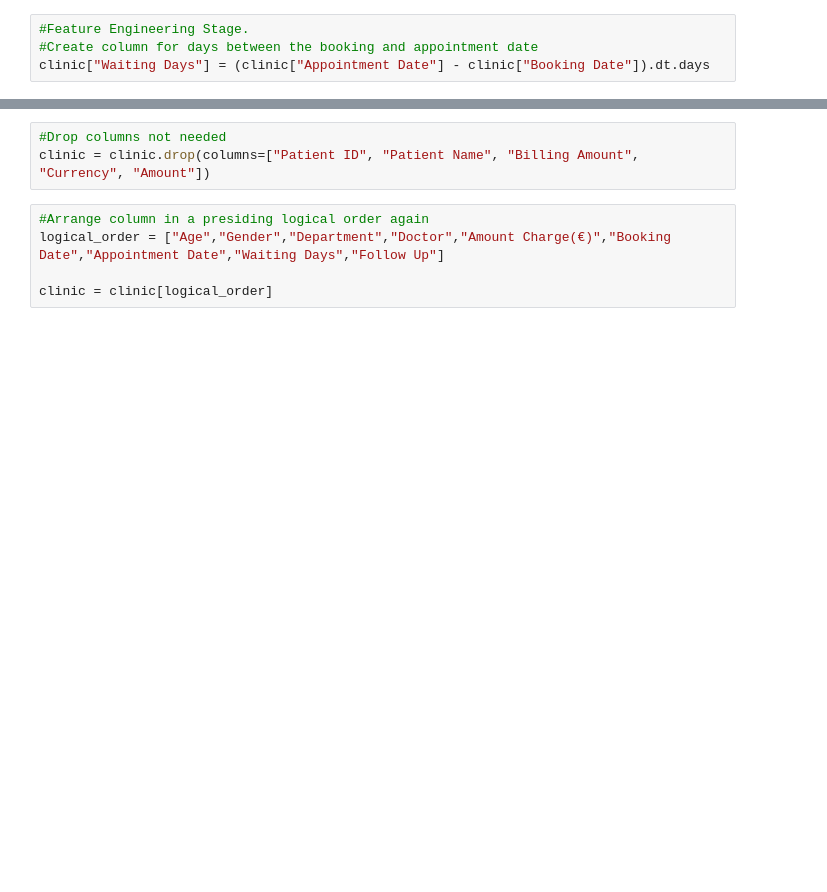
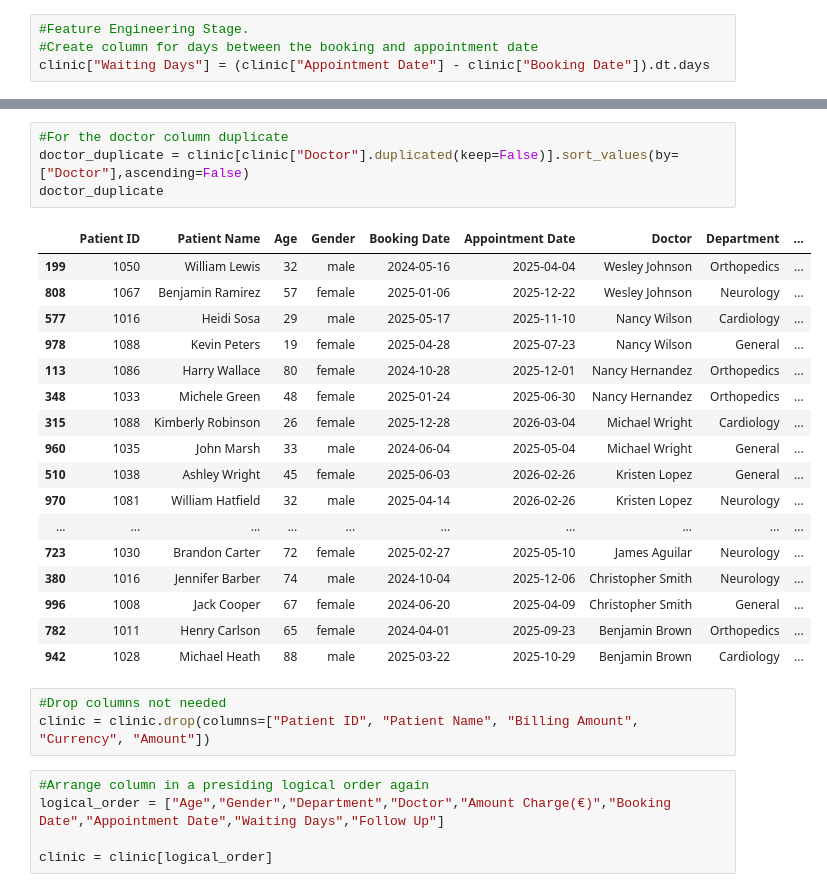
Before and after one commit to Thecular/ML-Practice-Projects, a Jupyter notebook: ML-Clinic.ipynb, the cells around one changed output, grey strips where cells are left out. Saved outputs shown, nothing was run; the diff lists cells and outputs as text; blank space fills up the shorter version.

```diff
--- a/ML-Clinic.ipynb
+++ b/ML-Clinic.ipynb
@@ -279,3 +303,25 @@ clinic["Waiting Days"] = (clinic["Appointment Date"] - clinic["Booking Date"]).d
+# %%
+#For the doctor column duplicate
+doctor_duplicate = clinic[clinic["Doctor"].duplicated(keep=False)].sort_values(by=["Doctor"],ascending=False)
+doctor_duplicate
+# %% [output]
+|  | Patient ID | Patient Name | Age | Gender | Booking Date | Appointment Date | Doctor | Department | ... |
+| 199 | 1050 | William Lewis | 32 | male | 2024-05-16 | 2025-04-04 | Wesley Johnson | Orthopedics | ... |
+| 808 | 1067 | Benjamin Ramirez | 57 | female | 2025-01-06 | 2025-12-22 | Wesley Johnson | Neurology | ... |
+| 577 | 1016 | Heidi Sosa | 29 | male | 2025-05-17 | 2025-11-10 | Nancy Wilson | Cardiology | ... |
+| 978 | 1088 | Kevin Peters | 19 | female | 2025-04-28 | 2025-07-23 | Nancy Wilson | General | ... |
+| 113 | 1086 | Harry Wallace | 80 | female | 2024-10-28 | 2025-12-01 | Nancy Hernandez | Orthopedics | ... |
+| 348 | 1033 | Michele Green | 48 | female | 2025-01-24 | 2025-06-30 | Nancy Hernandez | Orthopedics | ... |
+| 315 | 1088 | Kimberly Robinson | 26 | female | 2025-12-28 | 2026-03-04 | Michael Wright | Cardiology | ... |
+| 960 | 1035 | John Marsh | 33 | male | 2024-06-04 | 2025-05-04 | Michael Wright | General | ... |
+| 510 | 1038 | Ashley Wright | 45 | female | 2025-06-03 | 2026-02-26 | Kristen Lopez | General | ... |
+| 970 | 1081 | William Hatfield | 32 | male | 2025-04-14 | 2026-02-26 | Kristen Lopez | Neurology | ... |
+| ... | ... | ... | ... | ... | ... | ... | ... | ... | ... |
+| 723 | 1030 | Brandon Carter | 72 | female | 2025-02-27 | 2025-05-10 | James Aguilar | Neurology | ... |
+| 380 | 1016 | Jennifer Barber | 74 | male | 2024-10-04 | 2025-12-06 | Christopher Smith | Neurology | ... |
+| 996 | 1008 | Jack Cooper | 67 | female | 2024-06-20 | 2025-04-09 | Christopher Smith | General | ... |
+| 782 | 1011 | Henry Carlson | 65 | female | 2024-04-01 | 2025-09-23 | Benjamin Brown | Orthopedics | ... |
+| 942 | 1028 | Michael Heath | 88 | male | 2025-03-22 | 2025-10-29 | Benjamin Brown | Cardiology | ... |
 # %%
 #Drop columns not needed
 clinic = clinic.drop(columns=["Patient ID", "Patient Name", "Billing Amount", "Currency", "Amount"])
```
Also changed, not shown: parts of 12 cells of this notebook, 1 other file.
